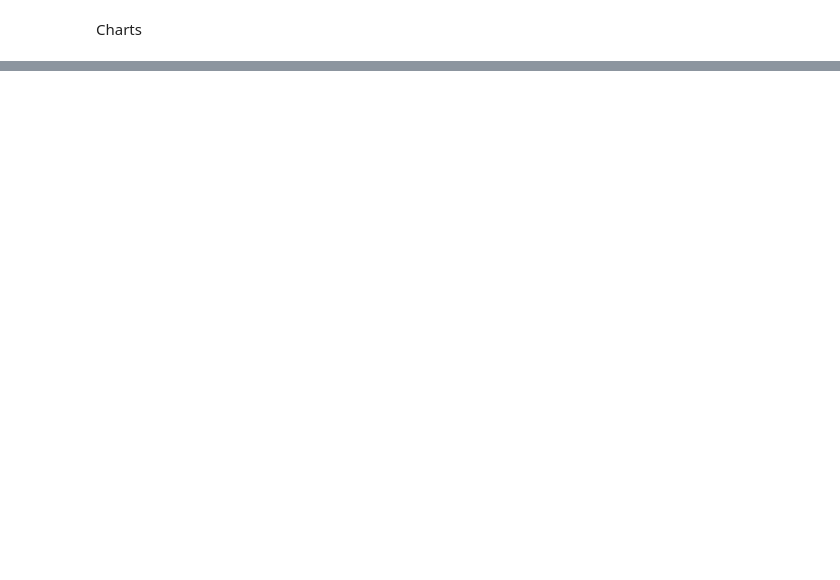
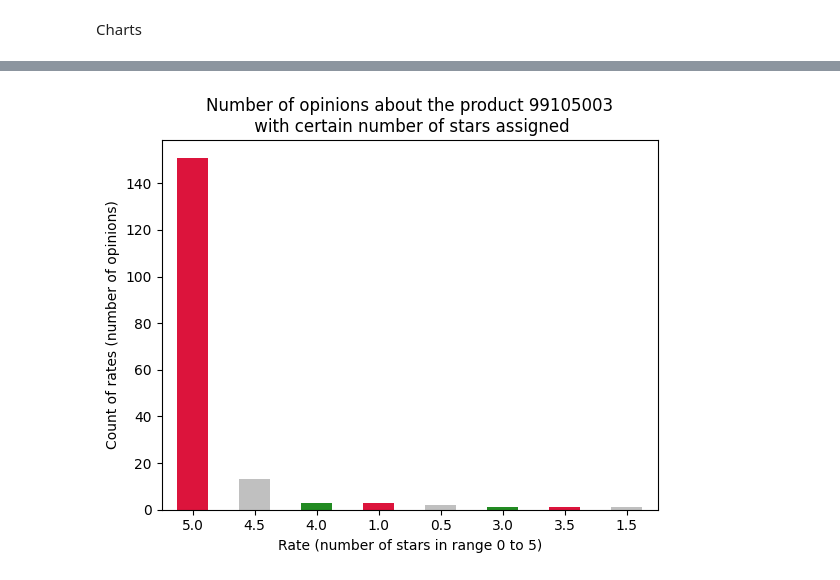
Before and after one commit to MaksymBykovets/CeneoScraper, a Jupyter notebook: analyzer.ipynb, the cells around one changed output, grey strips where cells are left out. Drawn from its saved outputs; the diff is of its cells as text; code cells hidden in the pictures; blank space fills up the shorter version.

```diff
--- a/analyzer.ipynb
+++ b/analyzer.ipynb
@@ -41,0 +99,3 @@ plt.show()
+# %%
+stars = opinions.stars.value_counts()
+stars
@@ -41,0 +113,11 @@ plt.show()
+# %%
+stars.plot.bar(
+    xlabel = "Rate (number of stars in range 0 to 5)",
+    ylabel = "Count of rates (number of opinions)",
+    title = f"Number of opinions about the product {product_id}\n with certain number of stars assigned",
+    color = {"crimson" if x<3 else "forestgreen" if x>3.5 else "silver" for x in stars.index}
+)
+plt.xticks(rotation=0)
+plt.show()
+# %% [output]
+[figure, added]
```
Also changed, not shown: parts of 10 cells of this notebook, 2 other files.
